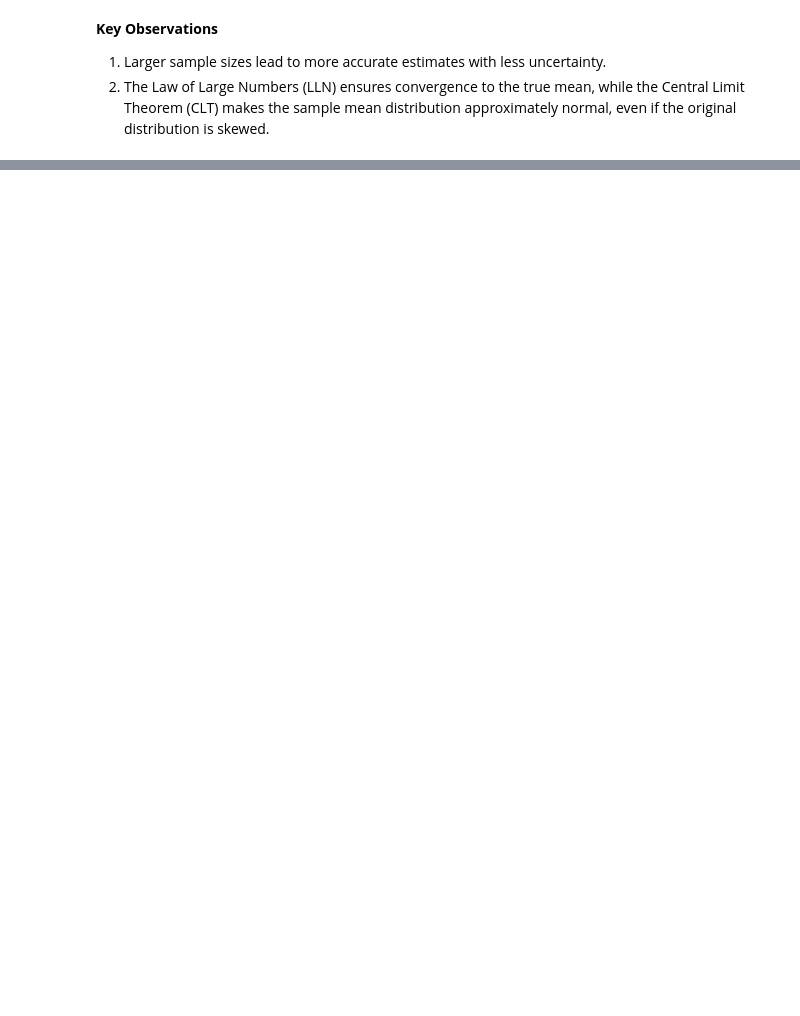
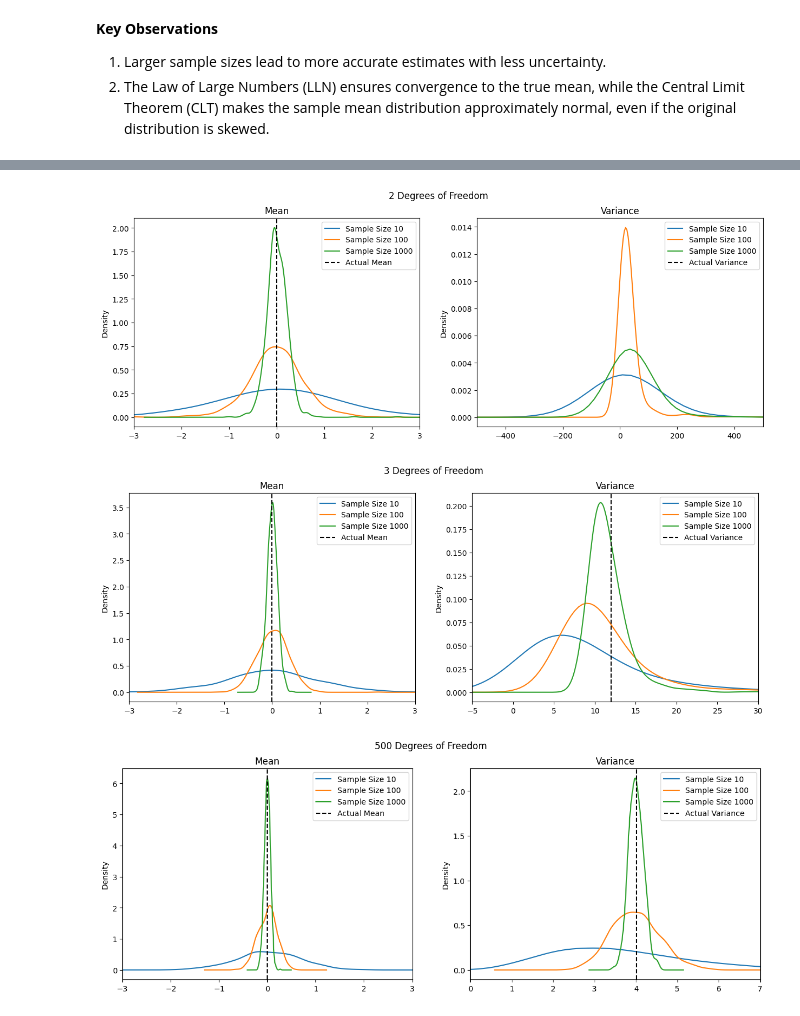
Before and after one commit to matteocasolari/bayesian-analysis-with-python-solutions, a Jupyter notebook: solutions/chapter_01.ipynb, the cells around one changed output, grey strips where cells are left out. Cells and saved outputs as stored; diff of their text form; code cells hidden in the pictures; blank space fills up the shorter version.

```diff
--- a/solutions/chapter_01.ipynb
+++ b/solutions/chapter_01.ipynb
@@ -88,0 +127,46 @@ ax[1].legend()
+# %%
+# Sample sizes to test
+sample_sizes = [10, 100, 1000]
+num_samples = 1000
+variance_xlims = [
+    (-500, 500),
+    (-5, 30),
+    (0, 7),
+]
+for student_t, dof, variance_xlim in zip(student_ts, degrees_of_freedom, variance_xlims):
+    actual_mean, actual_variance = student_t.rv_frozen.stats("mv")
+
+    fig, ax = plt.subplots(1, 2, figsize=(15, 5))
+
+    sample_variances = []
+    for sample_size in sample_sizes:
+        samples = student_t.rvs((num_samples, sample_size))
+
+        pd.Series(samples.mean(axis=1)).plot.kde(
+            label=f"Sample Size {sample_size}", ax=ax[0]
+        )
+        pd.Series(samples.var(axis=1)).plot.kde(
+            label=f"Sample Size {sample_size}", ax=ax[1]
+        )
+
+    ax[0].axvline(
+        actual_mean, color="black", linestyle="dashed", label=f"Actual Mean"
+    )
+    ax[1].axvline(
+        actual_variance,
+        color="black",
+        linestyle="dashed",
+        label=f"Actual Variance",
+    )
+    ax[0].set_xlim(-3, 3)
+    ax[1].set_xlim(variance_xlim)
+    ax[0].set_title("Mean")
+    ax[1].set_title("Variance")
+    ax[0].legend()
+    ax[1].legend()
+    fig.suptitle(f'{dof} Degrees of Freedom')
+    plt.show()
+# %% [output]
+[figure, added]
+[figure, added]
+[figure, added]
```
Also changed, not shown: parts of 9 cells of this notebook.
